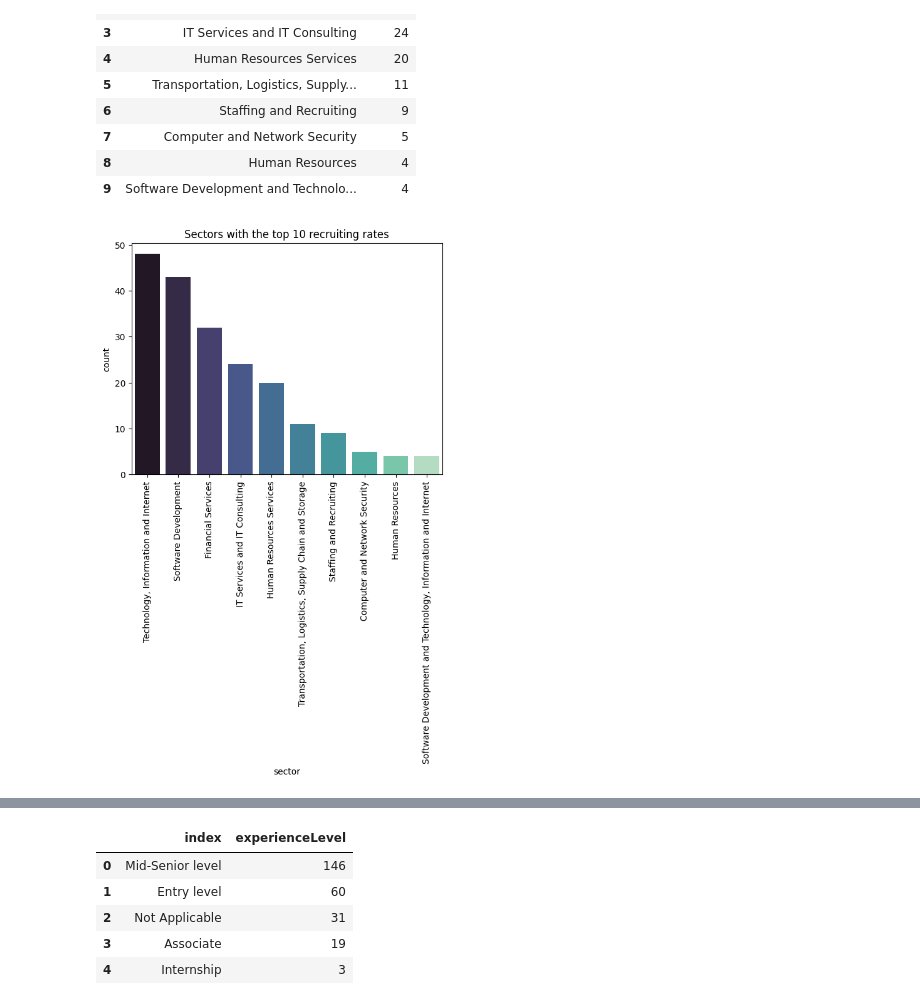
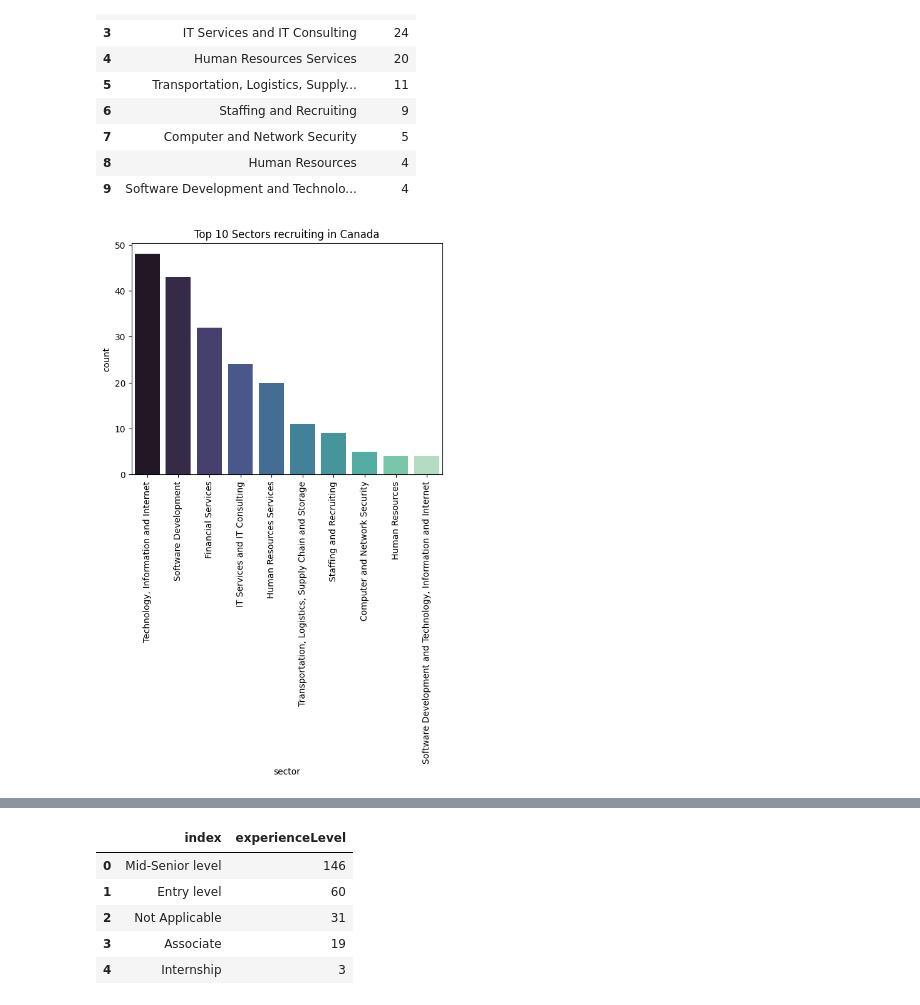
Before and after one commit to DelphineSabatier/data-science-jobs-canada-2024, a Jupyter notebook: EDA.ipynb, the cells around one changed output, grey strips where cells are left out. Saved outputs shown, nothing was run; the diff lists cells and outputs as text; code cells hidden in the pictures.

```diff
--- a/EDA.ipynb
+++ b/EDA.ipynb
@@ -280,9 +280,9 @@ sector_top_10
 # %%
 sns.barplot(data=sector_top_10, x="sector",y="count", palette="mako")
 plt.xticks(rotation=90)
-plt.title("Sectors with the top 10 recruiting rates");
+plt.title("Top 10 Sectors recruiting in Canada");
 # %% [output]
-[figure, old version]
+[figure, new version]
 # %%
 data_clean.sort_values(ascending=False, by="sector")
 # %% [output]
```
Also changed, not shown: parts of 7 cells of this notebook, 8 other files.
